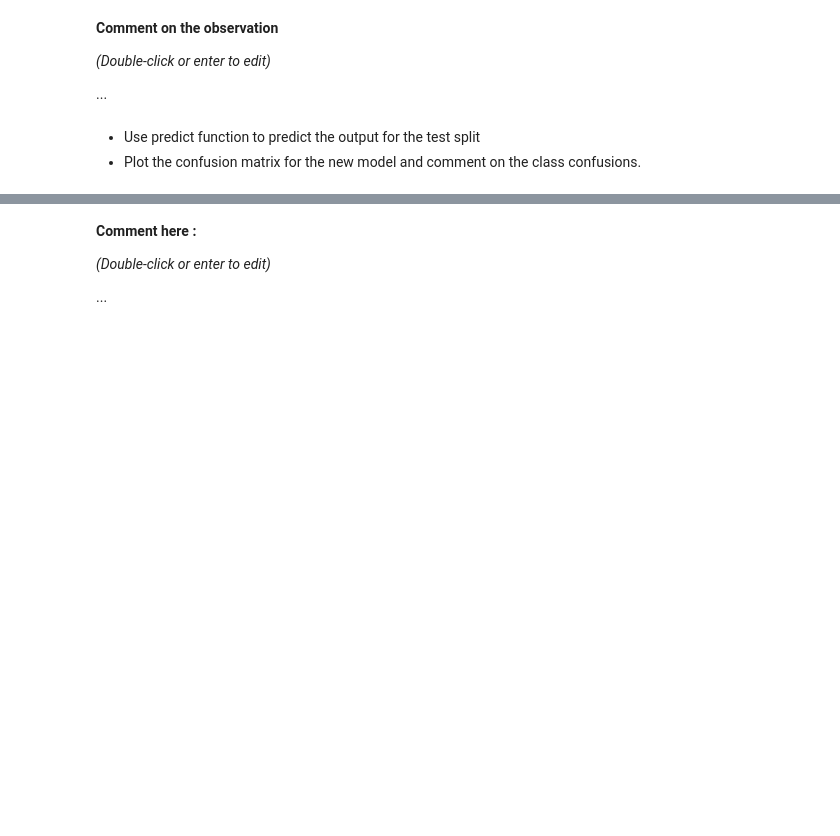
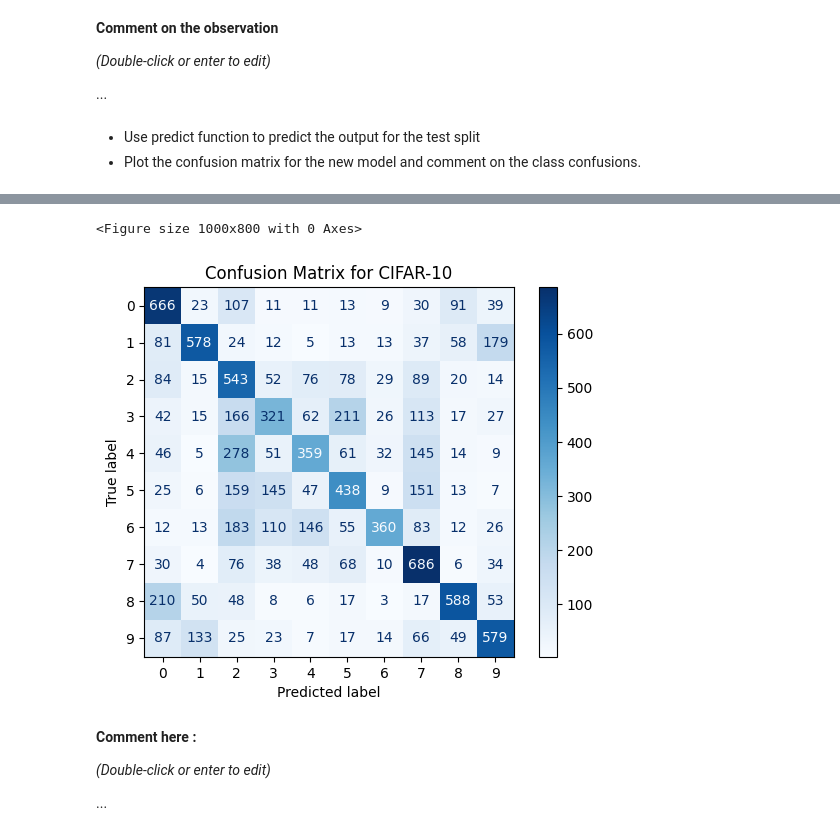
Before and after one commit to s11khushboo/lab-image-classification-using-convolutional-neural-networks, a Jupyter notebook: main.ipynb, the cells around one changed output, grey strips where cells are left out. Saved outputs shown, nothing was run; the diff lists cells and outputs as text; code cells hidden in the pictures; blank space fills up the shorter version.

```diff
--- a/main.ipynb
+++ b/main.ipynb
@@ -252,0 +269,14 @@ plt.show()
+# %%
+from sklearn.metrics import confusion_matrix, ConfusionMatrixDisplay
+y_pred_probs = model.predict(x_test)
+y_pred = np.argmax(y_pred_probs, axis=1)
+y_true = np.argmax(y_test_onehot, axis=1)
+cm = confusion_matrix(y_true, y_pred)
+
+# Display confusion matrix
+disp = ConfusionMatrixDisplay(confusion_matrix=cm, display_labels=range(10))
+plt.figure(figsize=(10,8))
+disp.plot(cmap=plt.cm.Blues, values_format='d')
+plt.title('Confusion Matrix for CIFAR-10')
+plt.show()
+# %% [output]
@@ -253,3 +284,5 @@ plt.show()
+<Figure size 1000x800 with 0 Axes>
+[figure, added]
 # %% [markdown]
 **Comment here :**
 
```
Also changed, not shown: parts of 8 cells of this notebook.
